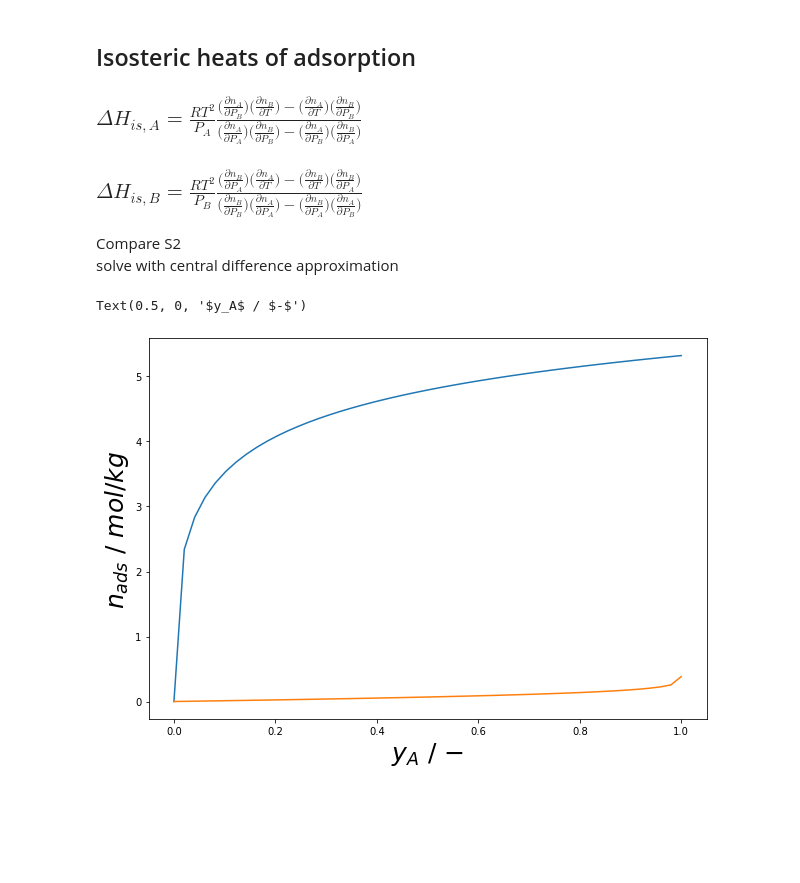
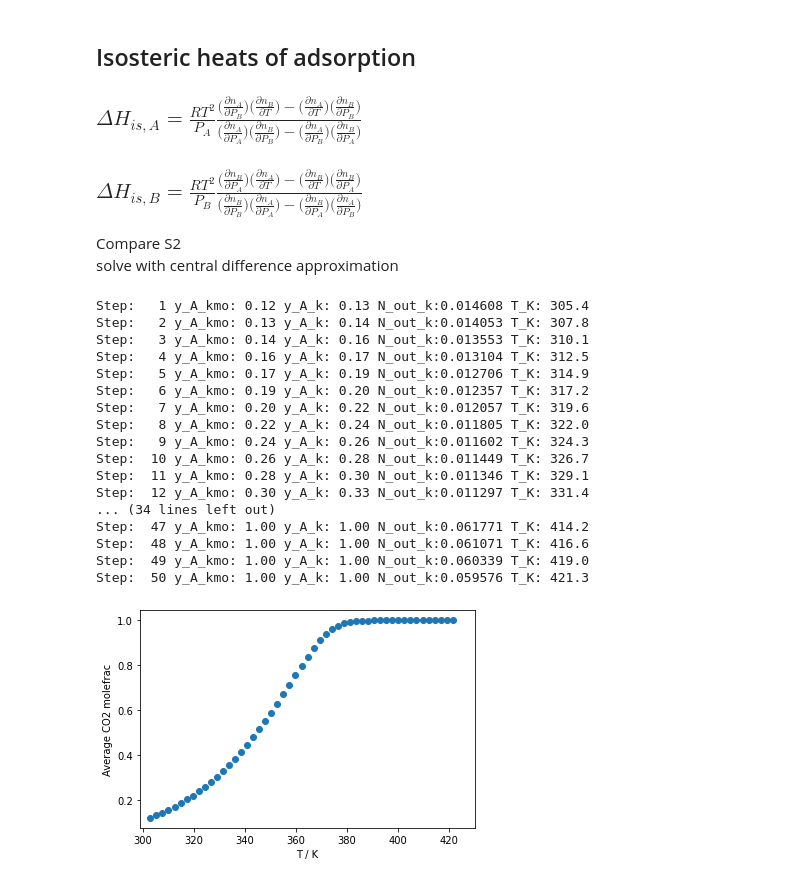
Before and after one commit to bbbursik/feos-pcsaft, a Jupyter notebook: examples/adsorption_processes/TSA_model.ipynb, the cells around one changed output. Cells and saved outputs as stored; diff of their text form; code cells hidden in the pictures; blank space fills up the shorter version.

```diff
--- a/examples/adsorption_processes/TSA_model.ipynb
+++ b/examples/adsorption_processes/TSA_model.ipynb
@@ -23,7 +20,7 @@ class Constants(object):
         self.y_A_feed = 0.12 # molefraction
         self.y_B_feed = 1 - self.y_A_feed
         # pressures:
-        self.p_tot = 1.0 #bar #isobaric conditions
+        self.p_tot = 1.3 #bar #isobaric conditions
         self.p_tot_Pa = self.p_tot * 10**5 #Pascal
         self.p_A_feed = self.y_A_feed * self.p_tot # Partial pressure of A in the feed # [bar]
         self.p_B_feed = self.y_B_feed * self.p_tot
@@ -155,27 +159,5 @@ def heating_step(estimates, *args):
     eqn_2 = N_B_ads_kmo + N_gas_B_kmo - y_B_k * N_out - loading_for_T(y_A_k)[1] - N_gas(y_B_k, T_k)
     return [eqn_1, eqn_2]
-# %%
-y_As = np.linspace(0,1,50)
-nA_ads = []
-nB_ads = []
-iso.update_T_dep_params(298)
-
-for y_A in y_As:
-    nA_ads_i, nB_ads_i = loading_for_T(y_A)
-    # print(nA_ads_i)
-    nA_ads.append(nA_ads_i)
-    nB_ads.append(nB_ads_i)
-# %%
-fig = plt.figure(figsize=[10,7])
-fontsize=25
-
-plt.plot(y_As, nA_ads)
-plt.plot((1-y_As), nB_ads)
-plt.ylabel(fr'$n_{{ads}}$ / $mol/kg$', fontsize=fontsize)
-plt.xlabel(fr'$y_A$ / $-$', fontsize=fontsize)
-# %% [output]
-Text(0.5, 0, '$y_A$ / $-$')
-[figure, removed]
 # %%
 # Heating step
 #initial conditions
@@ -187,43 +169,64 @@ T_kmo = consts.T_C
 iso.update_T_dep_params(consts.T_C)
 N_A_ads_kmo, N_B_ads_kmo = consts.m_ads * loading_for_T(consts.y_A_feed)
 N_gas_A_kmo, N_gas_B_kmo = N_gas(y_A_kmo, T_k), N_gas(y_B_kmo, T_k)
-N_out = 0.0332 # estimate
+N_out = 0.332 # estimate
 # lists to store outputs
-y_As_heating, temperatures_heating, N_outs_heating = [], [], []
-y_As_heating.append(consts.y_A_feed)
-temperatures_heating.append(consts.T_C)
+y_As, temperatures, N_outs = [], [], []
+y_As.append(consts.y_A_feed)
+temperatures.append(consts.T_C)
 # %%
 # do the single steps
 for i in range(0, consts.n_steps):
     T_k += consts.delta_T_k
     iso.update_T_dep_params(T_k)
     #iso.print_T_dep_params()
     inp_vars = [N_A_ads_kmo, N_B_ads_kmo, N_gas_A_kmo, N_gas_B_kmo, T_k]
-    estimates = (N_out, y_A_kmo)
+    estimates = (N_out, y_A_kmo) # faösch rum
 
     # Solver
     # ‘hybr’ , ‘lm’, ‘broyden1’, ‘broyden2’, ‘anderson’, ‘linearmixing’, ‘diagbroyden’, ‘excitingmixing’, ‘krylov’, ‘df-sane’
     x = scipy.optimize.root(heating_step, x0 = estimates, args = inp_vars, method = 'hybr')
+    # y_A_k, N_out = x['x']
     N_out, y_A_k = x['x']
     y_B_k = 1 - y_A_k
-    if verbose: print('Step: {:>3} y_A_kmo: {:4.2f} y_A_k: {:4.2f} N_out_k:{:8.6f} T_K: {:4.1f}'.format(i+1, y_A_kmo, y_A_k, N_out, T_k))
-
-    # isosteric heat of adsorption
-    # ins_enthalpy = [T_k, y_A_kmo, y_A_k, N_A_ads_kmo, N_B_ads_kmo, *loading_for_T(y_A_k)]
-    # a, b = isosteric_heats(ins_enthalpy)
-    # print(a, b)
+    print('Step: {:>3} y_A_kmo: {:4.2f} y_A_k: {:4.2f} N_out_k:{:8.6f} T_K: {:4.1f}'.format(i+1, y_A_kmo, y_A_k, N_out, T_k))
 
     # read results and calculate new values
     N_A_ads_kmo, N_B_ads_kmo = loading_for_T(y_A_k)
     N_gas_A_kmo = N_gas(y_A_k , T_k)
     N_gas_B_kmo = N_gas(y_B_k , T_k)
     T_kmo = T_k
     y_A_kmo = y_A_k
 
     #store calculated values
-    N_outs_heating.append(N_out)
-    y_As_heating.append(y_A_k)
-    temperatures_heating.append(T_k)
+    N_outs.append(N_out)
+    y_As.append(y_A_k)
+    temperatures.append(T_k)
+
+plt.scatter(temperatures, y_As)
+plt.xlabel('T / K')
+plt.ylabel('Average CO2 molefrac')
+plt.xlim(299,430)
+plt.show()
+# %% [output]
+Step:   1 y_A_kmo: 0.12 y_A_k: 0.13 N_out_k:0.014608 T_K: 305.4
+Step:   2 y_A_kmo: 0.13 y_A_k: 0.14 N_out_k:0.014053 T_K: 307.8
+Step:   3 y_A_kmo: 0.14 y_A_k: 0.16 N_out_k:0.013553 T_K: 310.1
+Step:   4 y_A_kmo: 0.16 y_A_k: 0.17 N_out_k:0.013104 T_K: 312.5
+Step:   5 y_A_kmo: 0.17 y_A_k: 0.19 N_out_k:0.012706 T_K: 314.9
+Step:   6 y_A_kmo: 0.19 y_A_k: 0.20 N_out_k:0.012357 T_K: 317.2
+Step:   7 y_A_kmo: 0.20 y_A_k: 0.22 N_out_k:0.012057 T_K: 319.6
+Step:   8 y_A_kmo: 0.22 y_A_k: 0.24 N_out_k:0.011805 T_K: 322.0
+Step:   9 y_A_kmo: 0.24 y_A_k: 0.26 N_out_k:0.011602 T_K: 324.3
+Step:  10 y_A_kmo: 0.26 y_A_k: 0.28 N_out_k:0.011449 T_K: 326.7
+Step:  11 y_A_kmo: 0.28 y_A_k: 0.30 N_out_k:0.011346 T_K: 329.1
+Step:  12 y_A_kmo: 0.30 y_A_k: 0.33 N_out_k:0.011297 T_K: 331.4
+... (34 lines left out)
+Step:  47 y_A_kmo: 1.00 y_A_k: 1.00 N_out_k:0.061771 T_K: 414.2
+Step:  48 y_A_kmo: 1.00 y_A_k: 1.00 N_out_k:0.061071 T_K: 416.6
+Step:  49 y_A_kmo: 1.00 y_A_k: 1.00 N_out_k:0.060339 T_K: 419.0
+Step:  50 y_A_kmo: 1.00 y_A_k: 1.00 N_out_k:0.059576 T_K: 421.3
+[figure, added]
 # %%
 ###### calculate product purity and working capacity        ### ADD Specific Energy
 N_out_A = 0
```
Also changed, not shown: parts of 8 cells of this notebook, 4 other files.
